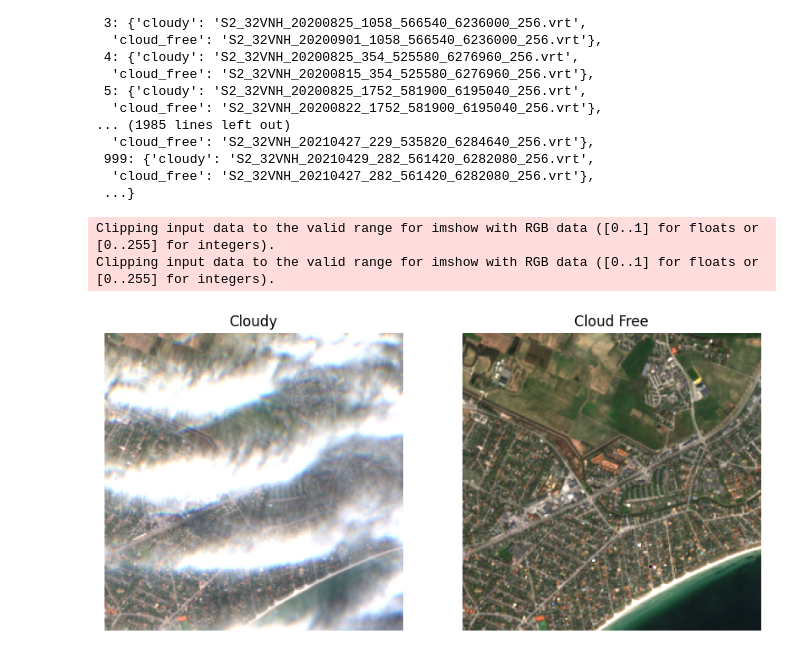
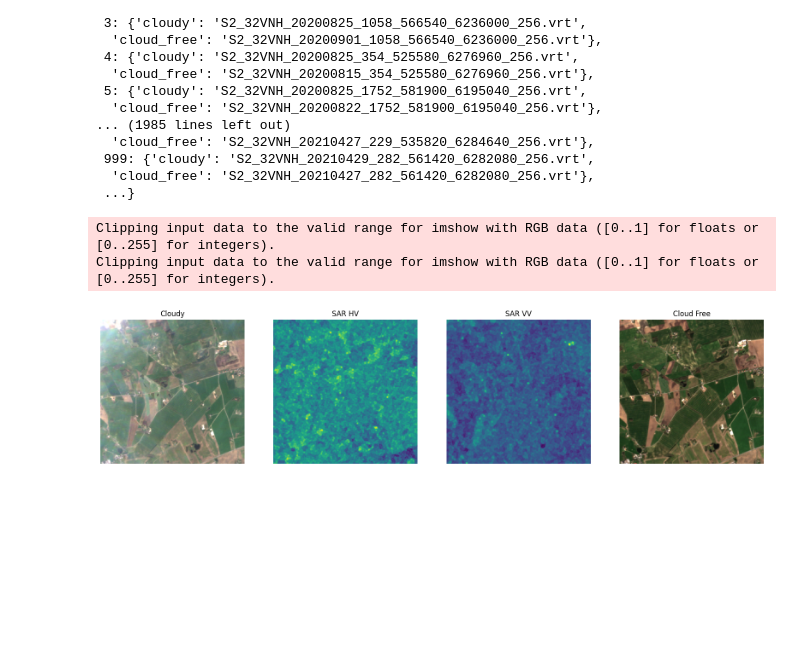
Before and after one commit to ThomasHEBRARD/cloud_removal, a Jupyter notebook: preprocess/fmask.ipynb, the cells around one changed output. Drawn from its saved outputs; the diff is of its cells as text; code cells hidden in the pictures; blank space fills up the shorter version.

Commit message:
finalize cropp data 256

```diff
--- a/preprocess/fmask.ipynb
+++ b/preprocess/fmask.ipynb
@@ -248,69 +248,98 @@ CANDIDATES_FMASK
 # %%
 with open("data/candidates.json", "w") as f:
     json.dump(CANDIDATES_FMASK, f)
+# %%
+
+def closest_date(target_date, date_array):
+    target = datetime.strptime(target_date, '%Y%m%d')
+    date_array = [d for d in date_array if d != "Store"]
+    date_array = [datetime.strptime(date, '%Y%m%d') for date in date_array]
+    closest_date = min(date_array, key=lambda x: abs(target - x))
+    return closest_date.strftime('%Y%m%d')
 # %%
+os.chdir("/Users/thomashebrard/thesis/code/preprocess")
 with open("data/candidates.json", "r") as f:
     data = json.load(f)
 
-fig, axes = plt.subplots(1, 2, figsize=(10, 10))
+fig, axes = plt.subplots(1, 4, figsize=(20, 20))
 
 
-cloudy = "S2_32VNH_20190405_1191_576780_6228320_256"
-# cloudy = "S2_32VNH_20190405_873_533260_6246240_256"
+# cloudy = "S2_32VNH_20190405_1191_576780_6228320_256"
+cloudy = "S2_32VNH_20190405_873_533260_6246240_256"
 # cloudy = "S2_32VNH_20190405_1211_517900_6225760_256"
 # cloudy = "S2_32VNH_20190702_443_533260_6271840_256"
-date = "_".join(cloudy.split("_")[:3])
+date_cloudy = "_".join(cloudy.split("_")[:3])
 rest = "_".join(cloudy.split("_")[3:])
 
 cloudy_B02 = gdal.Open(
-    f"../project/pix2pix/data/cropped/s2/{date}/{date}_B02/{date}_B02_{rest}.tif"
+    f"../project/pix2pix/data/cropped/s2/{date_cloudy}/{date_cloudy}_B02/{date_cloudy}_B02_{rest}.tif"
 ).ReadAsArray()
 
 cloudy_B03 = gdal.Open(
-    f"../project/pix2pix/data/cropped/s2/{date}/{date}_B03/{date}_B03_{rest}.tif"
+    f"../project/pix2pix/data/cropped/s2/{date_cloudy}/{date_cloudy}_B03/{date_cloudy}_B03_{rest}.tif"
 ).ReadAsArray()
 
 cloudy_B04 = gdal.Open(
-    f"../project/pix2pix/data/cropped/s2/{date}/{date}_B04/{date}_B04_{rest}.tif"
+    f"../project/pix2pix/data/cropped/s2/{date_cloudy}/{date_cloudy}_B04/{date_cloudy}_B04_{rest}.tif"
 ).ReadAsArray()
 
 cloudy_data = np.stack((cloudy_B04, cloudy_B03, cloudy_B02), axis=-1)/2000
 
 
 
-cloud_free = "S2_32VNH_20190329_1191_576780_6228320_256"
-# cloud_free = "S2_32VNH_20190413_873_533260_6246240_256"
+# cloud_free = "S2_32VNH_20190329_1191_576780_6228320_256"
+cloud_free = "S2_32VNH_20190413_873_533260_6246240_256"
 # cloud_free = "S2_32VNH_20190413_1211_517900_6225760_256"
 # cloud_free = "S2_32VNH_20190629_443_533260_6271840_256"
-date = "_".join(cloud_free.split("_")[:3])
+date_cloud_free = "_".join(cloud_free.split("_")[:3])
 rest = "_".join(cloud_free.split("_")[3:])
 
 cloud_free_B02 = gdal.Open(
-    f"../project/pix2pix/data/cropped/s2/{date}/{date}_B02/{date}_B02_{rest}.tif"
+    f"../project/pix2pix/data/cropped/s2/{date_cloud_free}/{date_cloud_free}_B02/{date_cloud_free}_B02_{rest}.tif"
 ).ReadAsArray()
 
 cloud_free_B03 = gdal.Open(
-    f"../project/pix2pix/data/cropped/s2/{date}/{date}_B03/{date}_B03_{rest}.tif"
+    f"../project/pix2pix/data/cropped/s2/{date_cloud_free}/{date_cloud_free}_B03/{date_cloud_free}_B03_{rest}.tif"
 ).ReadAsArray()
 
 cloud_free_B04 = gdal.Open(
-    f"../project/pix2pix/data/cropped/s2/{date}/{date}_B04/{date}_B04_{rest}.tif"
+    f"../project/pix2pix/data/cropped/s2/{date_cloud_free}/{date_cloud_free}_B04/{date_cloud_free}_B04_{rest}.tif"
 ).ReadAsArray()
 
 cloud_free_data = np.stack((cloud_free_B04, cloud_free_B03, cloud_free_B02), axis=-1)/2000
+
+### ADDIND SAR DATA ###
+
+s1_dates = [d.split("_")[-1] for d in os.listdir(f"../project/pix2pix/data/cropped/s1/")]
+date_s1 = closest_date(date_cloudy.split("_")[-1], s1_dates)
+y = int(rest.split("_")[-2]) - 1
+rest = "_".join(rest.split("_")[:-2]) + "_" + str(y) + "_256"
+os.chdir("../project/pix2pix/")
+s1_HV = gdal.Open(f"data/cropped/s1/S1_32VNH_{date_s1}/S1_32VNH_{date_s1}_HV/S1_32VNH_{date_s1}_HV_{rest}.vrt").ReadAsArray()
+s1_VV = gdal.Open(f"data/cropped/s1/S1_32VNH_{date_s1}/S1_32VNH_{date_s1}_VV/S1_32VNH_{date_s1}_VV_{rest}.vrt").ReadAsArray()
 
 axes[0].imshow(cloudy_data)
 axes[0].set_title('Cloudy')
 axes[0].axis('off')  # Hide axes
 
 # Display image2 in the second subplot
-axes[1].imshow(cloud_free_data)
-axes[1].set_title('Cloud Free')
+axes[1].imshow(s1_HV)
+axes[1].set_title('SAR HV')
 axes[1].axis('off')  # Hide axes
+
+# Display image2 in the second subplot
+axes[2].imshow(s1_VV)
+axes[2].set_title('SAR VV')
+axes[2].axis('off')  # Hide axes
+
+# Display image2 in the second subplot
+axes[3].imshow(cloud_free_data)
+axes[3].set_title('Cloud Free')
+axes[3].axis('off')  # Hide axes
 
 # Show the plot
 plt.show()
 # %% [output]
 Clipping input data to the valid range for imshow with RGB data ([0..1] for floats or [0..255] for integers).
 Clipping input data to the valid range for imshow with RGB data ([0..1] for floats or [0..255] for integers).
-[figure, old version]
+[figure, new version]
```
Also changed, not shown: 2 other files.
